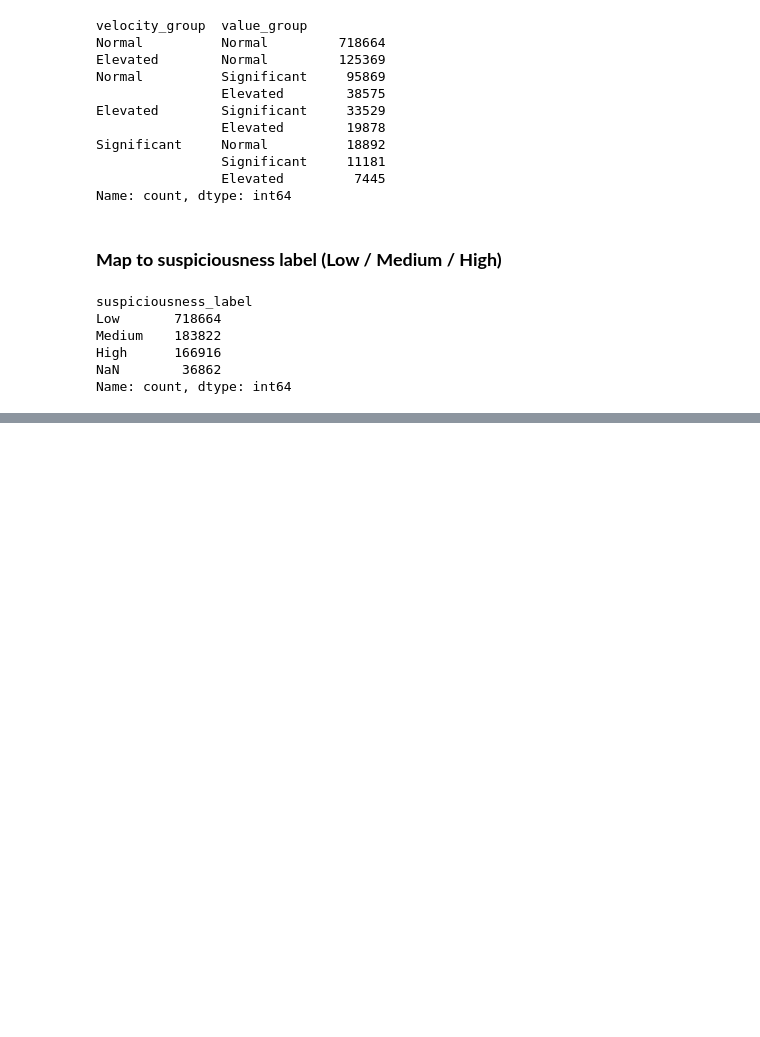
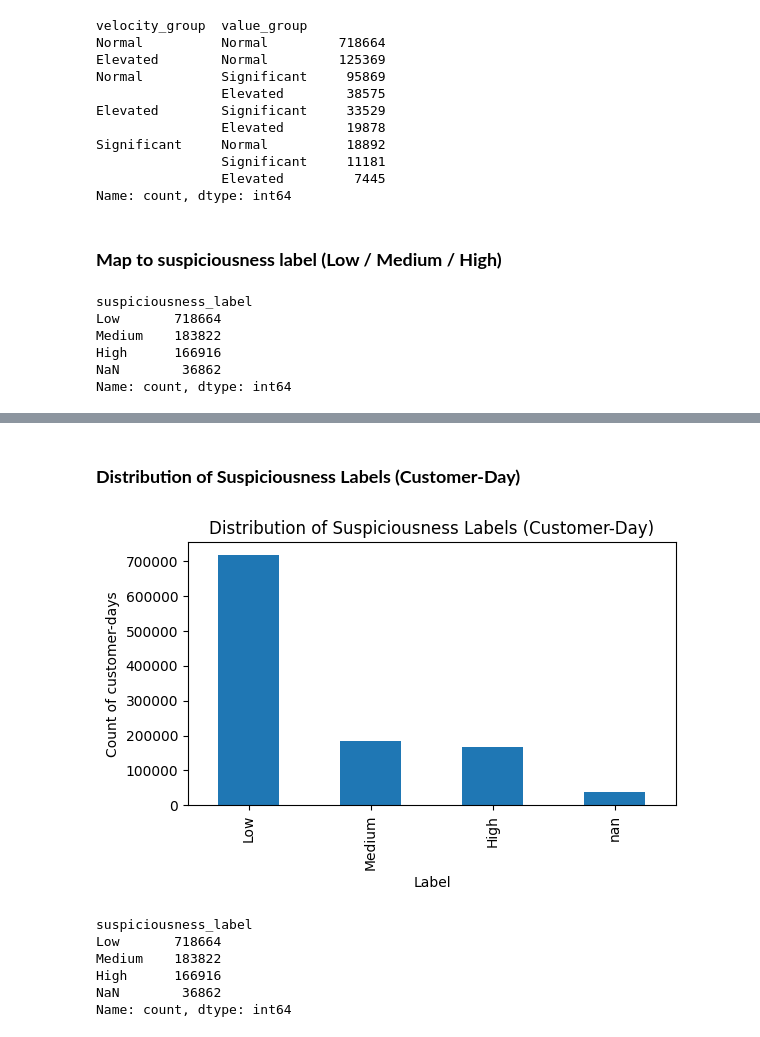
Before and after one commit to dphir/thesis-sdg, a Jupyter notebook: simulation_update.ipynb, the cells around one changed output, grey strips where cells are left out. Saved outputs shown, nothing was run; the diff lists cells and outputs as text; code cells hidden in the pictures; blank space fills up the shorter version.

Commit message:
Update simulation notebook: add baseline graph

```diff
--- a/simulation_update.ipynb
+++ b/simulation_update.ipynb
@@ -2022,0 +1969,22 @@ transactions_labeled.head()
+# %% [markdown]
+### **Distribution of Suspiciousness Labels (Customer-Day)**
+# %%
+label_counts = customer_day["suspiciousness_label"].value_counts(dropna=False)
+
+plt.figure(figsize=(6,4))
+label_counts.plot(kind="bar")
+plt.title("Distribution of Suspiciousness Labels (Customer-Day)")
+plt.xlabel("Label")
+plt.ylabel("Count of customer-days")
+plt.tight_layout()
+plt.show()
+
+label_counts
+# %% [output]
+[figure, added]
+suspiciousness_label
+Low       718664
+Medium    183822
+High      166916
+NaN        36862
+Name: count, dtype: int64
```
Also changed, not shown: parts of 9 cells of this notebook.
